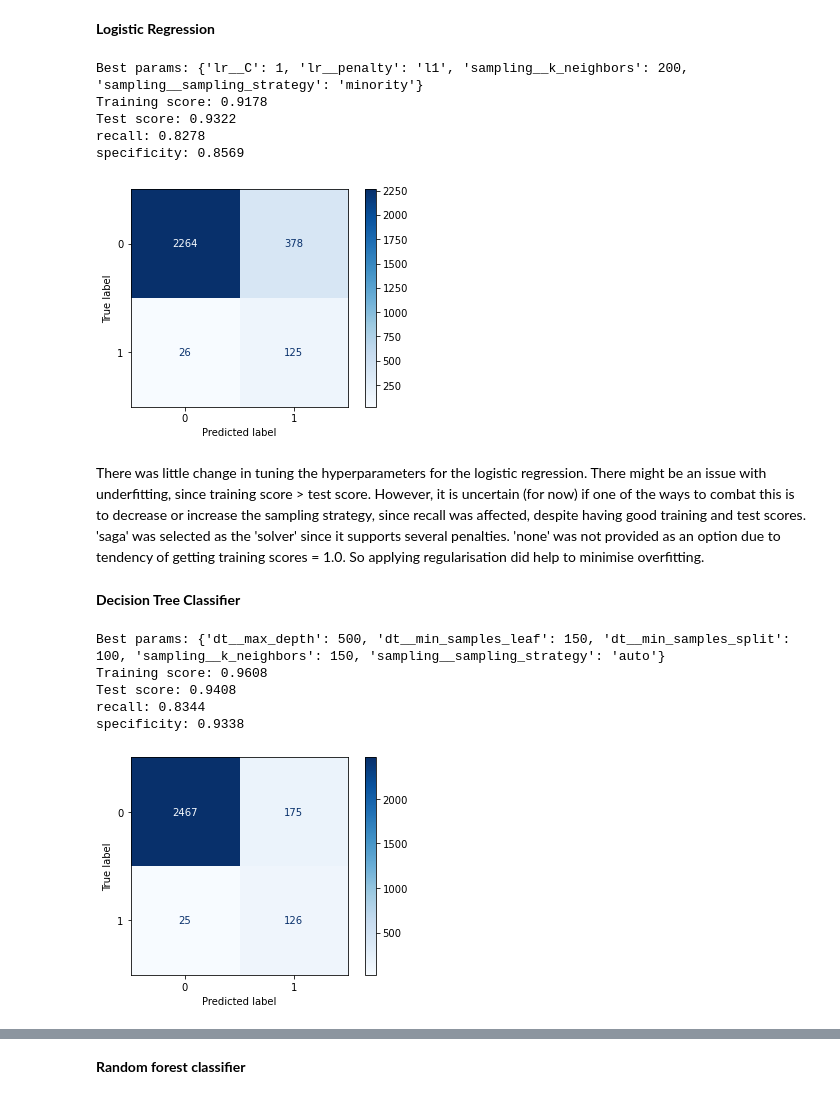
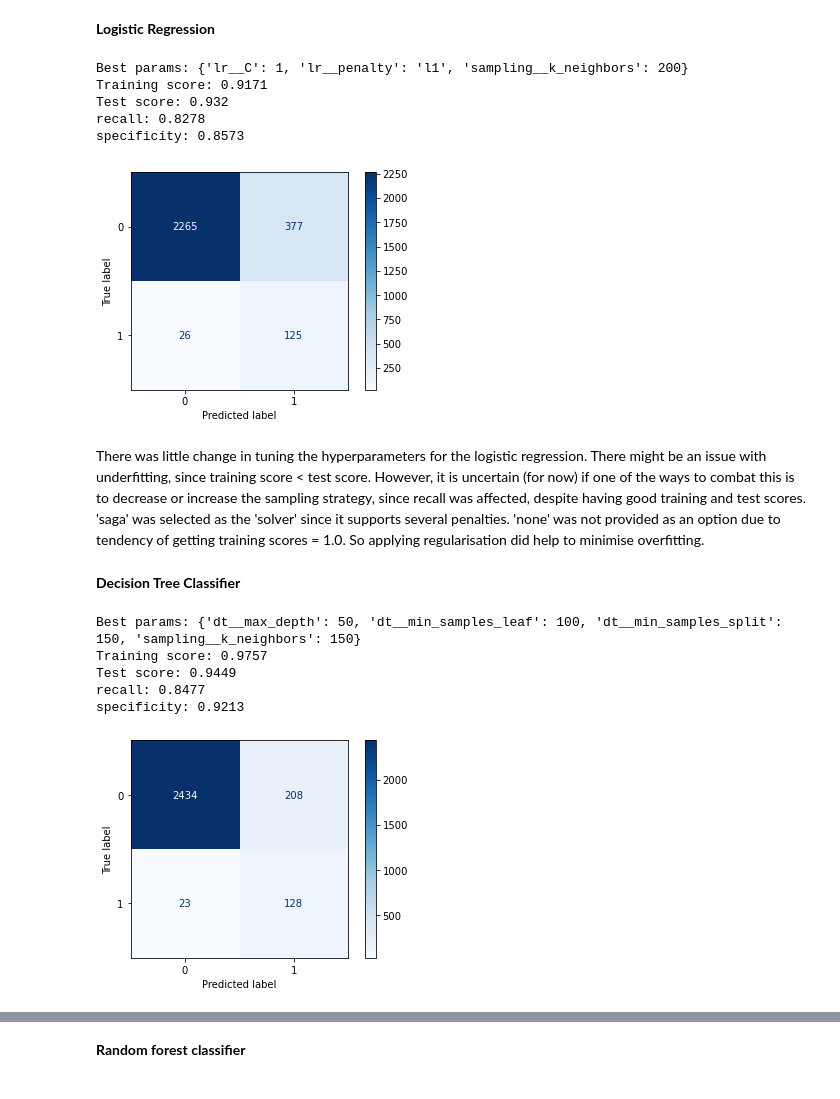
Before and after one commit to doscsy12/west-nile-virus, a Jupyter notebook: code/Preprocessing_model_tuning.ipynb, the cells around one changed output, grey strips where cells are left out. Saved outputs shown, nothing was run; the diff lists cells and outputs as text; code cells hidden in the pictures.

```diff
--- a/code/Preprocessing_model_tuning.ipynb
+++ b/code/Preprocessing_model_tuning.ipynb
@@ -531,7 +530,7 @@ def run_models(model, model_params):
     pipe = Pipeline([
             ('scale', StandardScaler()),
             ('pca', PCA(n_components = 9)),
-            ('sampling', SMOTE()),
+            ('sampling', SMOTE(sampling_strategy = 'minority')),
             (model, models[model])
             ])
 
@@ -570,14 +569,12 @@ def run_models(model, model_params):
 # %%
 # logistic regression
 grid_params = {
-    'sampling__sampling_strategy': ['minority', 'not minority', 'auto'],
     'sampling__k_neighbors': [150, 200, 250],  # recall < 1 above 250
     'lr__penalty': ['l1', 'l2',  'elasticnet'],
     'lr__C': [0.1, 1, 10]
 }
 
 best_params = {
-    'sampling__sampling_strategy': ['minority'],
     'sampling__k_neighbors': [200],
     'lr__penalty': ['l1'],
     'lr__C': [1]
@@ -586,40 +583,38 @@ best_params = {
 lr = run_models('lr', best_params)
 # Best params: {'lr__C': 1, 'lr__penalty': 'l1', 'sampling__k_neighbors': 200, 'sampling__sampling_strategy': 'minority'}
 # %% [output]
-Best params: {'lr__C': 1, 'lr__penalty': 'l1', 'sampling__k_neighbors': 200, 'sampling__sampling_strategy': 'minority'}
-Training score: 0.9178
-Test score: 0.9322
+Best params: {'lr__C': 1, 'lr__penalty': 'l1', 'sampling__k_neighbors': 200}
+Training score: 0.9171
+Test score: 0.932
 recall: 0.8278
-specificity: 0.8569
+specificity: 0.8573
 [figure]
-# %% [markdown]
-There was little change in tuning the hyperparameters for the logistic regression. There might be an issue with underfitting, since training score > test score. However, it is uncertain (for now) if one of the ways to combat this is to decrease or increase the sampling strategy, since recall was affected, despite having good training and test scores. 'saga' was selected as the 'solver' since it supports several penalties. 'none' was not provided as an option due to tendency of getting training scores = 1.0. So applying regularisation did help to minimise overfitting.
+# %% [markdown]
+There was little change in tuning the hyperparameters for the logistic regression. There might be an issue with underfitting, since training score < test score. However, it is uncertain (for now) if one of the ways to combat this is to decrease or increase the sampling strategy, since recall was affected, despite having good training and test scores. 'saga' was selected as the 'solver' since it supports several penalties. 'none' was not provided as an option due to tendency of getting training scores = 1.0. So applying regularisation did help to minimise overfitting.
 # %% [markdown]
 **Decision Tree Classifier**
 # %%
 # decision tree classifier
 grid_params = {
-    'sampling__sampling_strategy': ['minority', 'not minority', 'auto'],
-    'sampling__k_neighbors': [150, 200, 250],  # overfitting below 250
-    'dt__max_depth': [400, 450, 500],
+    'sampling__k_neighbors': [150, 200, 250],
+    'dt__max_depth': [40, 45, 50],
     'dt__min_samples_split': [100, 150, 200],
     'dt__min_samples_leaf': [100, 150, 200],
 }
 
 best_params = {
-    'sampling__sampling_strategy': ['auto'],
     'sampling__k_neighbors': [150],
-    'dt__max_depth': [500],
-    'dt__min_samples_split': [100],
-    'dt__min_samples_leaf': [150],
+    'dt__max_depth': [50],
+    'dt__min_samples_split': [150],
+    'dt__min_samples_leaf': [100],
 }
 
 dt = run_models('dt', best_params)
-# Best params: {'dt__max_depth': 500, 'dt__min_samples_leaf': 100, 'dt__min_samples_split': 150, 'sampling__k_neighbors': 150, 'sampling__sampling_strategy': 'auto'}
+# Best params: {'dt__max_depth': 50, 'dt__min_samples_leaf': 100, 'dt__min_samples_split': 150, 'sampling__k_neighbors': 150, 'sampling__sampling_strategy': 'auto'}
 # %% [output]
-Best params: {'dt__max_depth': 500, 'dt__min_samples_leaf': 150, 'dt__min_samples_split': 100, 'sampling__k_neighbors': 150, 'sampling__sampling_strategy': 'auto'}
-Training score: 0.9608
-Test score: 0.9408
-recall: 0.8344
-specificity: 0.9338
+Best params: {'dt__max_depth': 50, 'dt__min_samples_leaf': 100, 'dt__min_samples_split': 150, 'sampling__k_neighbors': 150}
+Training score: 0.9757
+Test score: 0.9449
+recall: 0.8477
+specificity: 0.9213
-[figure, old version]
+[figure, new version]
```
Also changed, not shown: parts of 53 cells of this notebook, 1 other file.
